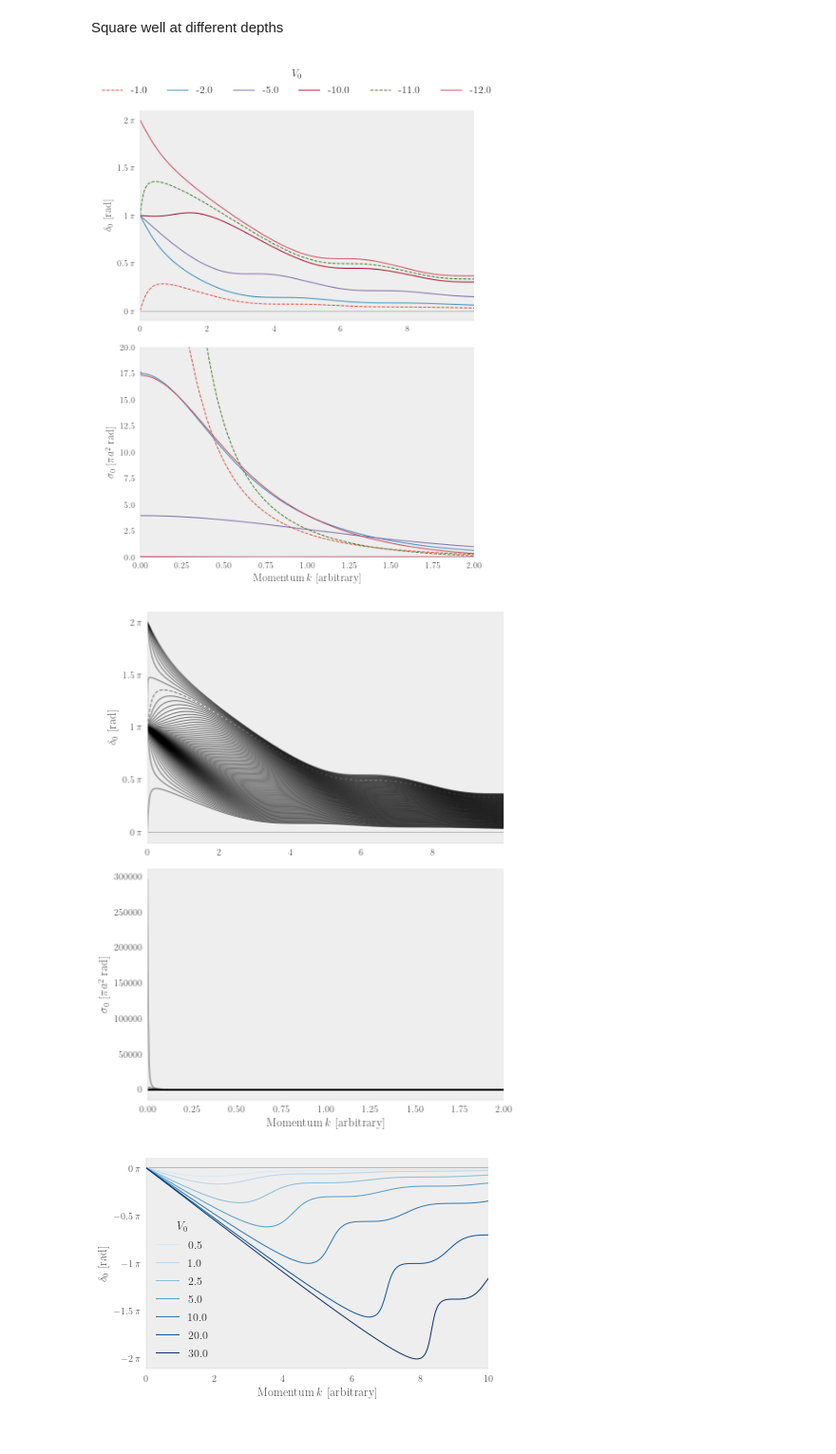
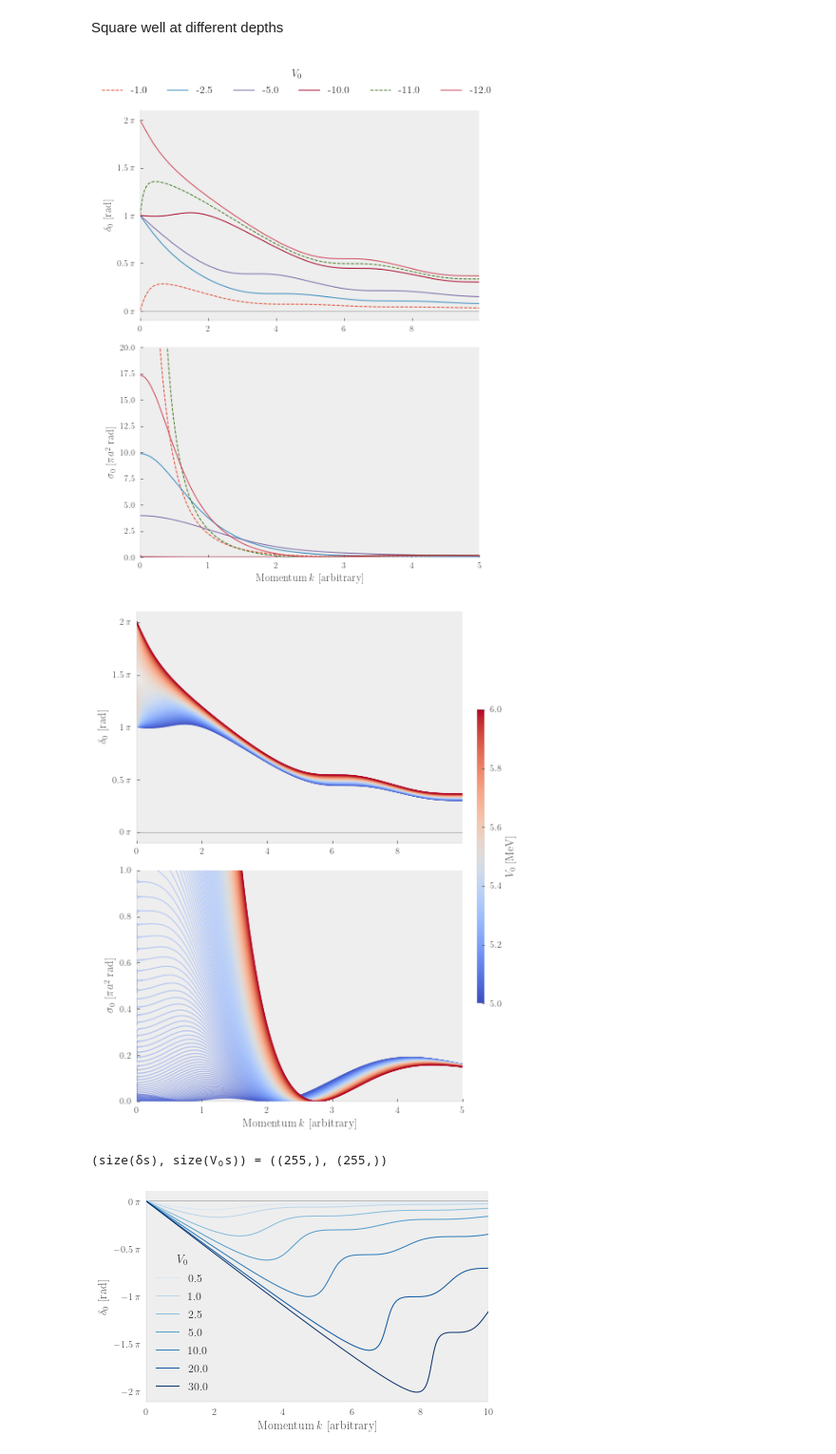
Before and after one commit to ErlendLima/NuclearForces, a Jupyter notebook: project1/notebook/Project.ipynb, the cells around one changed output. Shown at 95% size. Saved outputs shown, nothing was run; the diff lists cells and outputs as text; code cells hidden in the pictures.

```diff
--- a/project1/notebook/Project.ipynb
+++ b/project1/notebook/Project.ipynb
@@ -68,9 +66,9 @@ updaterc()
 
 matplotlib = pyimport("matplotlib")
 
-function pi_ticks(ax)
+function pi_ticks(ax;base=0.5)
     ticker = matplotlib.ticker.FormatStrFormatter(raw"$%g \: \pi$")
-    locator = matplotlib.ticker.MultipleLocator(base=0.5)
+    locator = matplotlib.ticker.MultipleLocator(base=base)
     ax.set_major_formatter(ticker)
     ax.set_major_locator(locator)
 end
@@ -244,13 +261,13 @@ savefig(fig, "analytical_cot.pdf")
 Square well at different depths
 # %%
 method = VPA()
-mass = 2.0
+mass = 2.0/2
 
 # Compute the phase shift for different well depths V₀
 k = 0.00001:0.005:10 |> collect
 k[1] += 0.001
 δs = Vector{Float64}[]
-V₀s = [1.0, 2.0, 5.0, 10.0, 11.0, 12.0]
+V₀s = [1.0, 2.5, 5.0, 10.0, 11.0, 12.0]
 for V₀ in V₀s
     V = SquareWell(V₀)
     δ = phaseshift(k, mass, V, method)
@@ -266,7 +283,7 @@ for (δ, V₀) in zip(δs, V₀s)
 end
 fig.legend(title=L"$V_0$", loc=2, ncol=6, bbox_to_anchor=(0.0, 0.98, 1.0, 0.102))
 ax1.set_xlim(0, maximum(k))
-ax2.set_xlim(0, 2)
+ax2.set_xlim(0, 5)
 ax2.set_ylim(0, 20)
 ax2.set_xlabel(L"Momentum $k$ [arbitrary]")
 ax1.set_ylabel(L"$\delta_0$ [rad]")
@@ -274,7 +291,7 @@ ax2.set_ylabel(L"$\sigma_0$ [$\pi a^2$ rad]")
 pi_ticks(ax1.yaxis)
 savefig(fig, "square_well_wave.pdf")
 # %% [output]
-[figure, old version]
+[figure, new version]
 # %%
 method = VPA()
 mass = 2.0
@@ -283,7 +300,7 @@ mass = 2.0
 k = 0.00001:0.005:10 |> collect
 k[1] += 0.001
 δs = Vector{Float64}[]
-V₀s = 1.20:0.1:12
+V₀s = range(5.0, 6.0, length=255)
 for V₀ in V₀s
     V = SquareWell(V₀)
     δ = phaseshift(k, mass, V, method)
@@ -291,24 +308,31 @@ for V₀ in V₀s
 end
 # %%
 # Plot the phase shift
-fig, (ax1, ax2) = newfig(;nrows=2, tight_layout=true)
+fig, (ax1, ax2) = newfig(;nrows=2, constrained_layout=true)
+cmap_ = "coolwarm"
+sm = plt.cm.ScalarMappable(cmap=cmap_, norm=plt.matplotlib.pyplot.Normalize(vmin=minimum(V₀s), vmax=maximum(V₀s)))
 ax1.axhline(y=0, c="gray", linewidth=0.5)
-for (δ, V₀) in zip(δs, V₀s)
+cm = cmap(cmap_, length(V₀s))
+@show size(δs), size(V₀s)
+for (i, (δ, V₀)) in enumerate(zip(δs, V₀s))
     ls = if V₀ in [1.0, 11.0] "--" else "-" end
-    ax1.plot(k, δ/π, label="$(-V₀)", linestyle=ls, alpha=0.5, color="black")
-    ax2.plot(k, crossection(δ, k)./π, linestyle=ls, color="black", alpha=0.5)
+    ax1.plot(k, δ/π, label="$(-V₀)", linestyle=ls, alpha=0.5, color=cm[i])
+    ax2.plot(k, crossection(δ, k)./π, linestyle=ls, color=cm[i], alpha=0.5)
 end
 #fig.legend(title=L"$V_0$", loc=2, ncol=6, bbox_to_anchor=(0.0, 0.98, 1.0, 0.102))
 ax1.set_xlim(0, maximum(k))
-ax2.set_xlim(0, 2)
-#ax2.set_ylim(0, 20)
+ax2.set_xlim(0, 5)
+ax2.set_ylim(0.0, 1)
 ax2.set_xlabel(L"Momentum $k$ [arbitrary]")
 ax1.set_ylabel(L"$\delta_0$ [rad]")
 ax2.set_ylabel(L"$\sigma_0$ [$\pi a^2$ rad]")
+cbar = fig.colorbar(sm, ax=(ax1, ax2), shrink=0.6, location="right")
+cbar.ax.set_ylabel(L"$V_{0}$ [MeV]")
 pi_ticks(ax1.yaxis)
-#savefig(fig, "square_well_wave.pdf")
+savefig(fig, "square_well_wave_pi.pdf")
 # %% [output]
-[figure, old version]
+[figure, new version]
+(size(δs), size(V₀s)) = ((255,), (255,))
 # %%
 method = VPA()
 mass = 2.0
```
Also changed, not shown: parts of 18 cells of this notebook, 15 other files.
